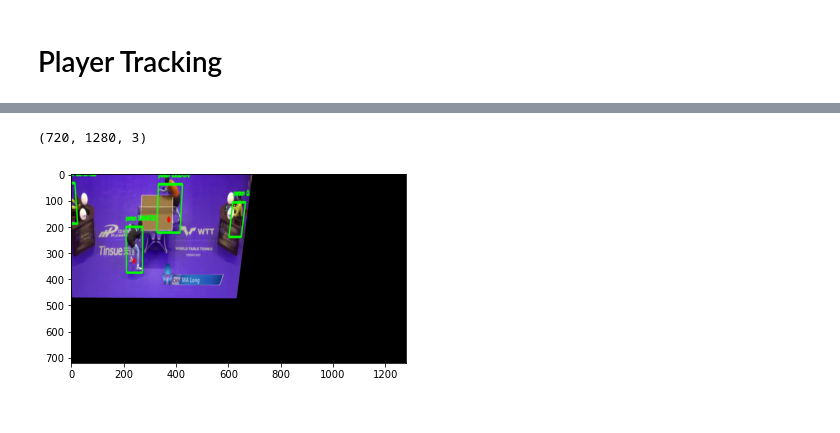
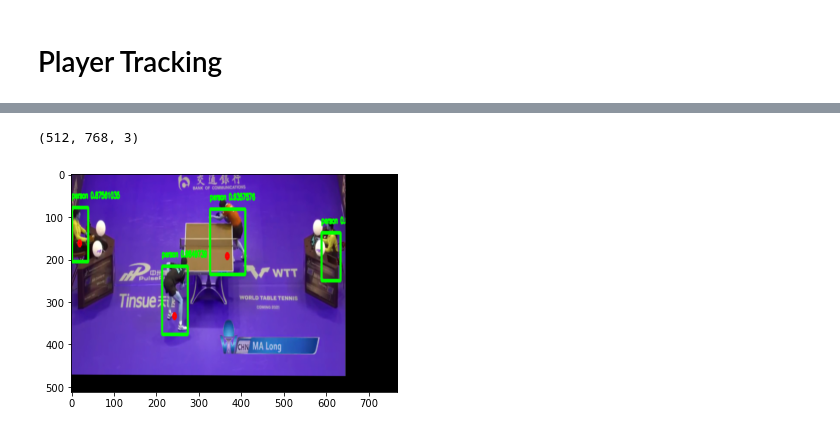
Before and after one commit to archeltaneka/table-tennis-analytics, a Jupyter notebook: table_tennis_analytic_playground.ipynb, the cells around one changed output, grey strips where cells are left out. Drawn from its saved outputs; the diff is of its cells as text; code cells hidden in the pictures.

Commit message:
feat: added resize factor on court image

```diff
--- a/table_tennis_analytic_playground.ipynb
+++ b/table_tennis_analytic_playground.ipynb
@@ -101,10 +101,10 @@ h, w, _ = img.shape
 # cv2.destroyAllWindows()
 # %%
 src_pts = np.array([
-    [30, 116],
+    [1, 86],
     [1, 326],
-    [416, 326],
-    [396, 116]
+    [413, 326],
+    [413, 86]
 ])
 
 dst_pts = np.array([
@@ -219,11 +209,12 @@ def getPlayersMask(im):
 
     return cv2.inRange(result, lower_range, upper_range)
 # %%
-court = cv2.imread('./data/tt_court.jfif')
+court = cv2.imread('./data/large_thumbnail.jpg')
+
 img_homography = homographyTransform(img, court, showResult=True)
 img_homography.shape
 # %% [output]
-(720, 1280, 3)
+(512, 768, 3)
-[figure, old version]
+[figure, new version]
 # %%
 mask = getPlayersMask(img_homography)
```
Also changed, not shown: parts of 6 cells of this notebook.
